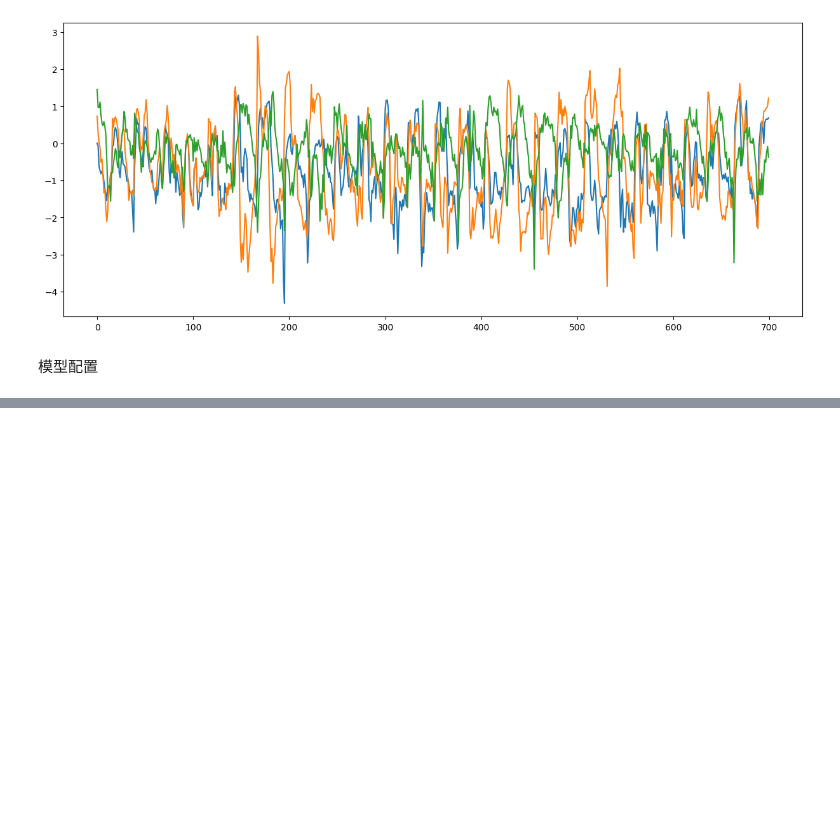
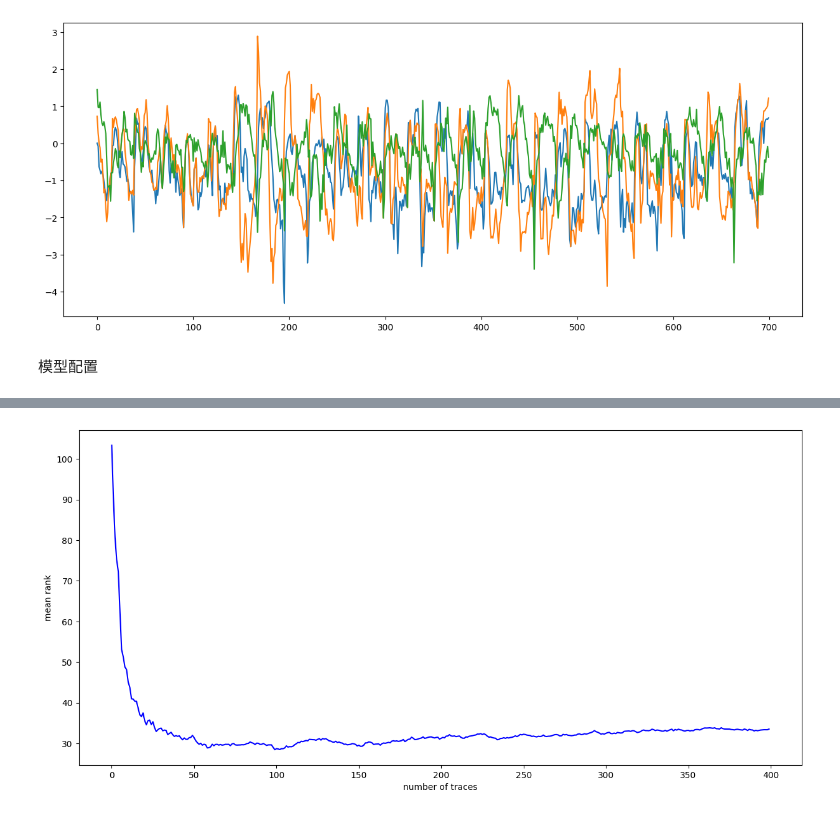
Before and after one commit to i4mhmh/Recurrent-Revisiting-a-Methodology-for-Efficient-CNN-Architectures-in-Profiling-Attacks, a Jupyter notebook: train.ipynb, the cells around one changed output, grey strips where cells are left out. Drawn from its saved outputs; the diff is of its cells as text; code cells hidden in the pictures; blank space fills up the shorter version.

```diff
--- a/train.ipynb
+++ b/train.ipynb
@@ -127,0 +154,3 @@ plt.show()
+# %%
+model = simple_ascad_n50(X_train.shape[1], learning_rate=learning_rate, classes=classes)
+model.summary()
@@ -127,0 +177,10 @@ plt.show()
+# %%
+
+# 保存model
+model_path = './models/simple_ascad_50.hdf5'
+checkpoint = ModelCheckpoint(model_path, verbose=1, save_best_only=False)
+callbacks = [checkpoint]
+if use_1cycle == "True":
+    lr_manager = OneCycleLR(max_lr=learning_rate, batch_size=batch_size, samples=X_profiling.shape[0], end_percentage=0.2, scale_percentage=0.1, maximum_momentum=None, minimum_momentum=None, verbose=True)
+    callbacks.append(lr_manager)
+history = model.fit(x=X_train, y=to_categorical(Y_train, 256), validation_data=(X_val, to_categorical(Y_val, 256)), batch_size=batch_size, verbose=1, epochs=epochs, callbacks=callbacks)
@@ -127,0 +205,12 @@ plt.show()
+# %%
+n_traces = 400
+n_attack = 100
+interval = 1
+# %%
+predictions = model.predict(Reshape_X_attack, verbose=1)
+predictions = np.log(predictions + 1e-40)
+
+# 计算rank
+ranks = np.zeros((n_attack, int(n_traces / interval)))
+for i in range(n_attack):
+    ranks[i] = rank(predictions=predictions, key=attack_key, targets=attack_targets, interval=interval, num_traces=n_traces)
@@ -127,0 +219,9 @@ plt.show()
+# %%
+fig, ax = plt.subplots(figsize=(15, 7))
+x = [x for x in range(0, n_traces, interval)]
+ax.plot(x, np.mean(ranks, axis=0), 'b')
+
+ax.set(xlabel="number of traces", ylabel="mean rank")
+plt.show()
+# %% [output]
+[figure, added]
```
Also changed, not shown: parts of 21 cells of this notebook, 7 other files.
